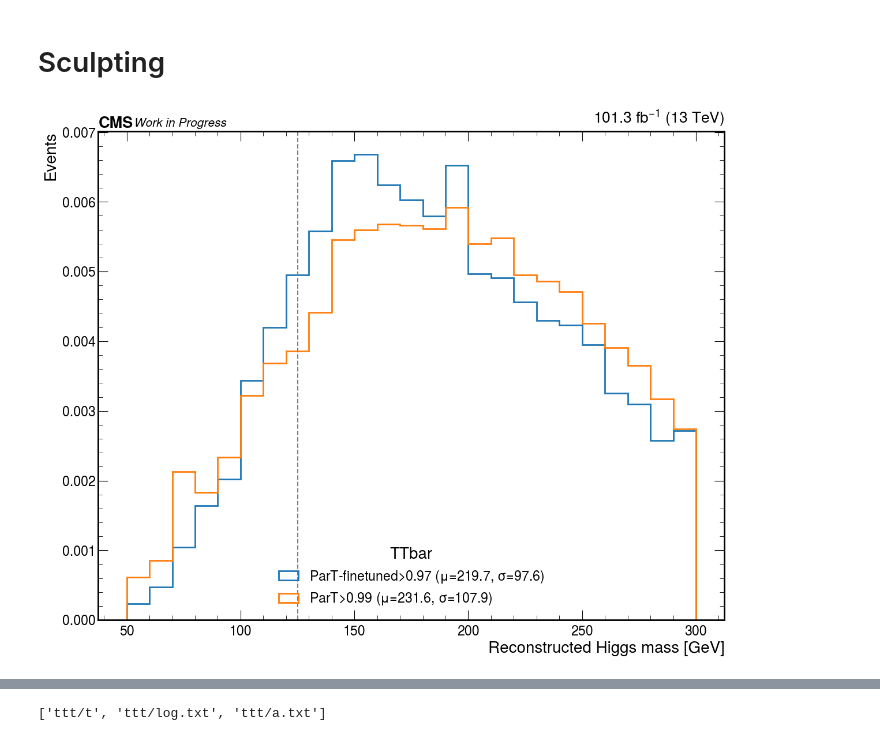
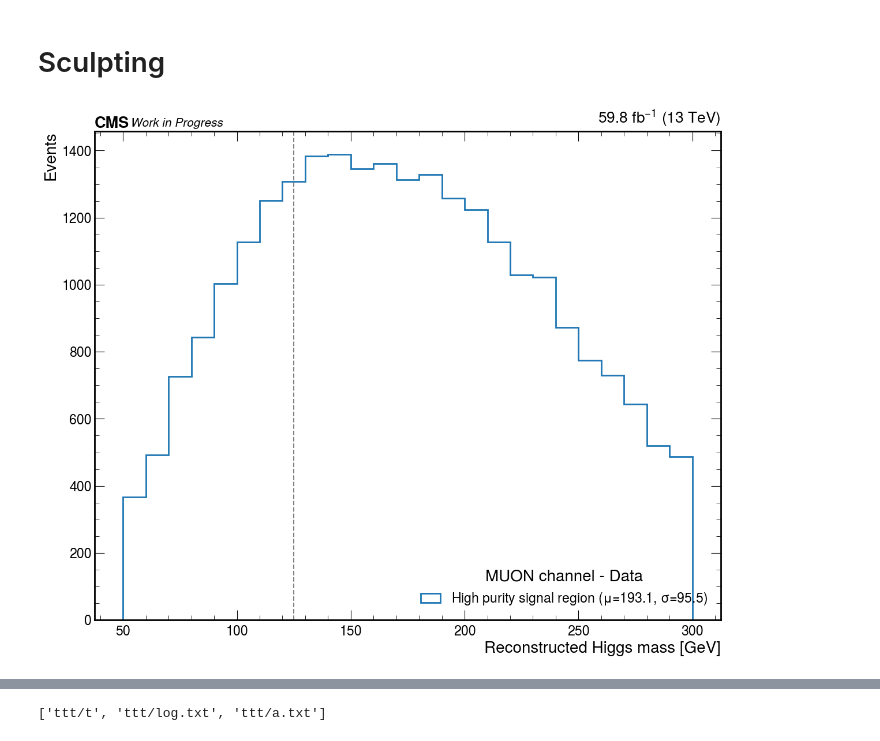
Before and after one commit to quinnanm/boostedhiggs, a Jupyter notebook: binder/hists_plots.ipynb, the cells around one changed output, grey strips where cells are left out. Drawn from its saved outputs; the diff is of its cells as text; code cells hidden in the pictures.

```diff
--- a/binder/hists_plots.ipynb
+++ b/binder/hists_plots.ipynb
@@ -341,14 +306,14 @@ array([0.2       , 0.23421053, 0.26842105, 0.30263158, 0.33684211,
 # tagger_cuts = [0.95, 0.955, 0.96, 0.965, 0.97, 0.975, 0.98, 0.985, 0.99]
 # tagger_cuts = [0.90, 0.925, 0.95, 0.975, 0.99]
 
-tagger_cuts = np.linspace(0.9, 0.99, 19)
-# tagger_cuts = np.linspace(0.7, 0.97, 28)
+# tagger_cuts = np.linspace(0.9, 0.99, 19)
+tagger_cuts = np.linspace(0.7, 0.97, 28)
 # tagger_cuts = np.linspace(0.1, 0.85, 25)
 
-wp = 0.85
-mass_window = [50, 200]
+wp = 0.97
+mass_window = [80, 160]
 
-years = ["2017", "2018"]
+years = ["2017", "2018", "2016", "2016APV"]
 
 channels = ["ele", "mu"]
 
@@ -377,11 +342,11 @@ for tagger in [
         s, b = 0, 0
         for year in years:
             for ch in channels:
-                for sample in events_dict[year][ch]:
+                for sample in events_dict["signal_region"][year][ch]:
                     if sample=="Data":
                         continue
 
-                    df = events_dict[year][ch][sample]
+                    df = events_dict["signal_region"][year][ch][sample]
 
                     # add tagger cut
                     df = df[df[tagger]>tagger_cut]
@@ -392,7 +357,7 @@ for tagger in [
                     df = df[df["event_weight"]<145]
 
                     # add inverted tagger cut
-#                     df = df[df[tagger]<wp]
+                    df = df[df[tagger]<wp]
 
                     ##############################
                     if sample in utils.signals:
@@ -1026,7 +1017,7 @@ plt.rcParams.update({"font.size": 20})
 tagger = "fj_ParT_score"
 # tagger = "fj_ParT_score_finetuned"
 presel = {
-#     "High purity signal region": f"({tagger}>0.97)",
+    "High purity signal region": f"({tagger}>0.97)",
 #     "Medium purity signal region": f"({tagger}<0.97) & ({tagger}>0.85)",
 #     "Low purity signal region": f"({tagger}<0.85) & ({tagger}>0.20)",
 
@@ -1041,8 +1032,8 @@ presel = {
 
 #     "QCD control region": f"({tagger}<0.20) & (n_bjets_T==0)",
 
-    "ParT-finetuned>0.97": f"(fj_ParT_score_finetuned_v2_nor2>0.97)",
-    "ParT>0.99": f"(fj_ParT_score>0.99)"
+#     "ParT-finetuned>0.97": f"(fj_ParT_score_finetuned_v2_nor2>0.97)",
+#     "ParT>0.99": f"(fj_ParT_score>0.99)"
 
 
 }
@@ -1052,9 +1043,9 @@ nice_ch = {
     "mu": "MUON",
 }
 
-sample = "TTbar"
-channels = ["mu", "ele"]
-years = ["2018", "2017"]
+sample = "Data"
+channels = ["mu"]#, "ele"]
+years = ["2018"]#, "2017"]
 
 fig, ax = plt.subplots(figsize=(14, 11))
 for k, v in presel.items():
@@ -1069,8 +1060,8 @@ for k, v in presel.items():
         df1 = events_dict[region][year]["mu"][sample]
         df2 = events_dict[region][year]["ele"][sample]
 
-        df1["weight"] = df1["weight_mu"]
-        df2["weight"] = df2["weight_ele"]
+#         df1["weight"] = df1["weight_mu"]
+#         df2["weight"] = df2["weight_ele"]
 
         df = pd.concat([df1, df2])
 
@@ -1078,8 +1069,8 @@ for k, v in presel.items():
             df1 = events_dict[region][years[1]]["mu"][sample]
             df2 = events_dict[region][years[1]]["ele"][sample]
 
-            df1["weight"] = df1["weight_mu"]
-            df2["weight"] = df2["weight_ele"]
+#             df1["weight"] = df1["weight_mu"]
+#             df2["weight"] = df2["weight_ele"]
 
             df11 = pd.concat([df1, df2])
 
@@ -1091,41 +1082,41 @@ for k, v in presel.items():
     df1 = df.copy().query(v)
 
     x = df1["rec_higgs_m"]
-    w = df1["weight"]
+#     w = df1["weight"]
 
     ax.hist(
         x,
         bins=np.linspace(50,300,bins),
-        weights=w,
-        density=True,
+#         weights=w,
+#         density=True,
         histtype="step",
         linewidth=2,
         label=rf"{k} ($\mu$={np.mean(x):.1f}, $\sigma$={np.std(x):.1f})"
     )
 
 ax.axvline(125, color="grey", linestyle="--")#, label=rf"125 GeV")
 
 if len(channels) > 1:
     ax.legend(title=f"{sample}")
 else:
     ax.legend(title=f"{nice_ch[ch]} channel - {sample}")
 
 
 ax.set_ylabel("Events")
 ax.set_xlabel(f"Reconstructed Higgs mass [GeV]")
 ax.set_ylim(0)
 
 lum_=0
 for year in years:
     lum = 0
     for ch in channels:
         with open("../fileset/luminosity.json") as f:
             lum += json.load(f)[ch][year] / 1000.0
 
     lum_ += lum / len(channels)
 
 hep.cms.lumitext("%.1f " % lum_ + r"fb$^{-1}$ (13 TeV)", ax=ax, fontsize=20)
 hep.cms.text("Work in Progress", ax=ax, fontsize=15)
 plt.savefig(f"/Users/fmokhtar/Desktop/farakikopku/mass_sculpting_{sample}.pdf")
 # %% [output]
-[figure, old version]
+[figure, new version]
```
Also changed, not shown: parts of 28 cells of this notebook, 34 other files.
